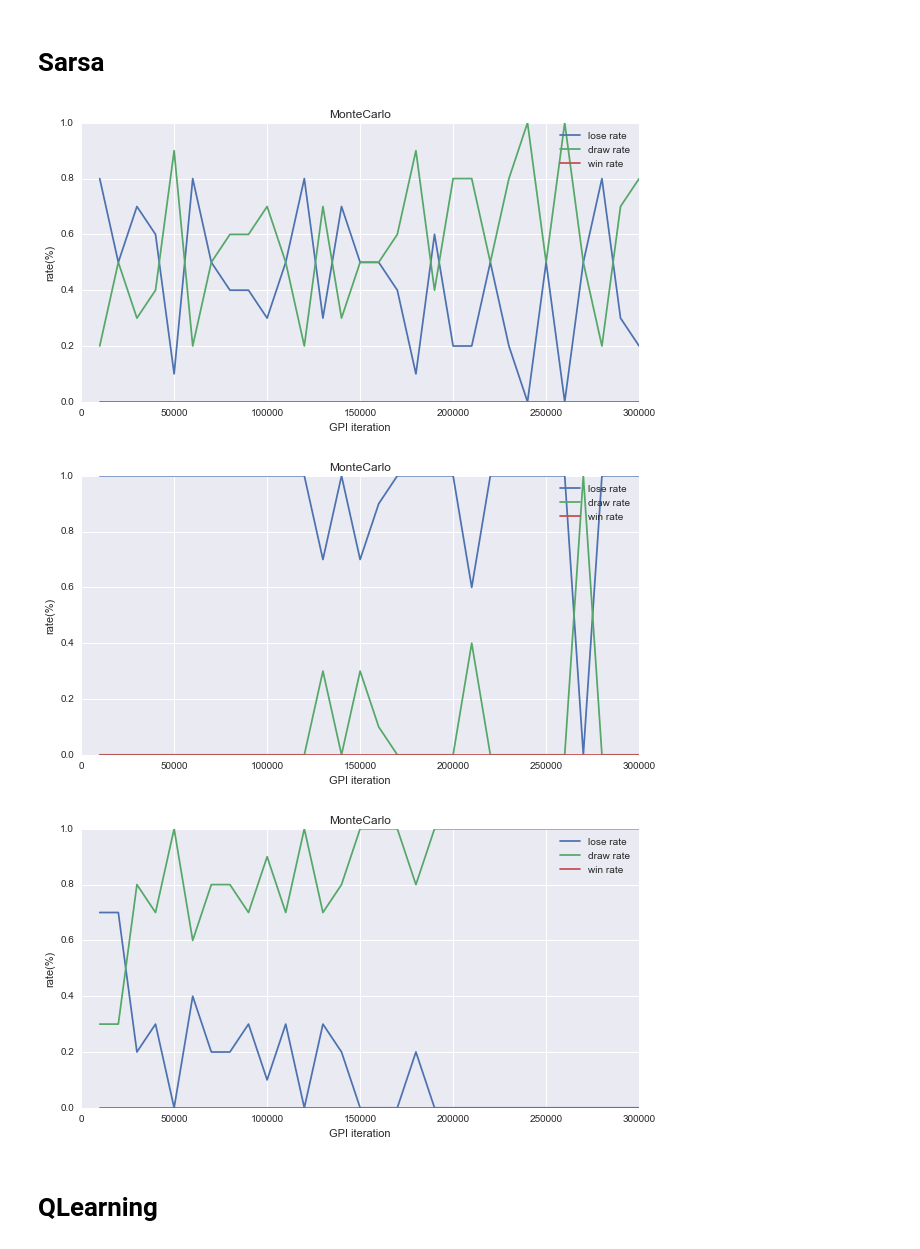
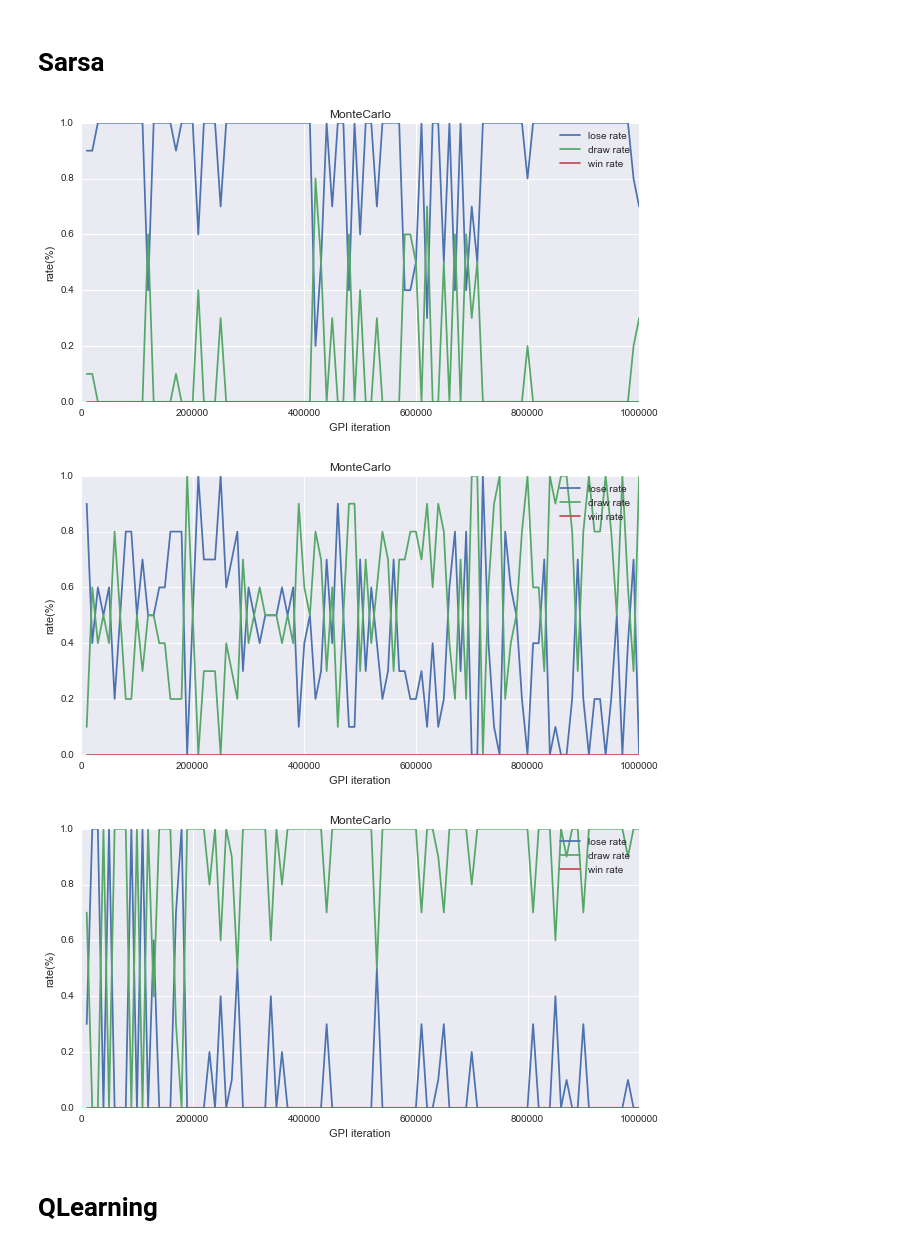
Before and after one commit to ishikota/kyoka, a Jupyter notebook: sample/ticktacktoe/notebook/ticktacktoe_performance_test.ipynb, the cells around one changed output. Drawn from its saved outputs; the diff is of its cells as text; code cells hidden in the pictures.

```diff
--- a/sample/ticktacktoe/notebook/ticktacktoe_performance_test.ipynb
+++ b/sample/ticktacktoe/notebook/ticktacktoe_performance_test.ipynb
@@ -115,26 +108,26 @@ visualize_test_result(performance_test_result)
 # %% [markdown]
 # Sarsa
 # %%
-TEST_LENGTH = 300000
+TEST_LENGTH = 1000000
 EPSILON = 0.1
 performance_test_result = run_performance_test(Sarsa(alpha=0.1, gamma=0.7), epsilon=EPSILON, test_length=TEST_LENGTH)
 visualize_test_result(performance_test_result)
 # %% [output]
-[figure, old version]
+[figure, new version]
 # %%
-TEST_LENGTH = 300000
+TEST_LENGTH = 1000000
 EPSILON = 0.3
 performance_test_result = run_performance_test(Sarsa(alpha=0.1, gamma=0.7), epsilon=EPSILON, test_length=TEST_LENGTH)
 visualize_test_result(performance_test_result)
 # %% [output]
-[figure, old version]
+[figure, new version]
 # %%
-TEST_LENGTH = 300000
+TEST_LENGTH = 1000000
 EPSILON = 0.7
 performance_test_result = run_performance_test(Sarsa(alpha=0.1, gamma=0.7), epsilon=EPSILON, test_length=TEST_LENGTH)
 visualize_test_result(performance_test_result)
 # %% [output]
-[figure, old version]
+[figure, new version]
 # %% [markdown]
 # QLearning
 # %%
```
Also changed, not shown: parts of 9 cells of this notebook.
